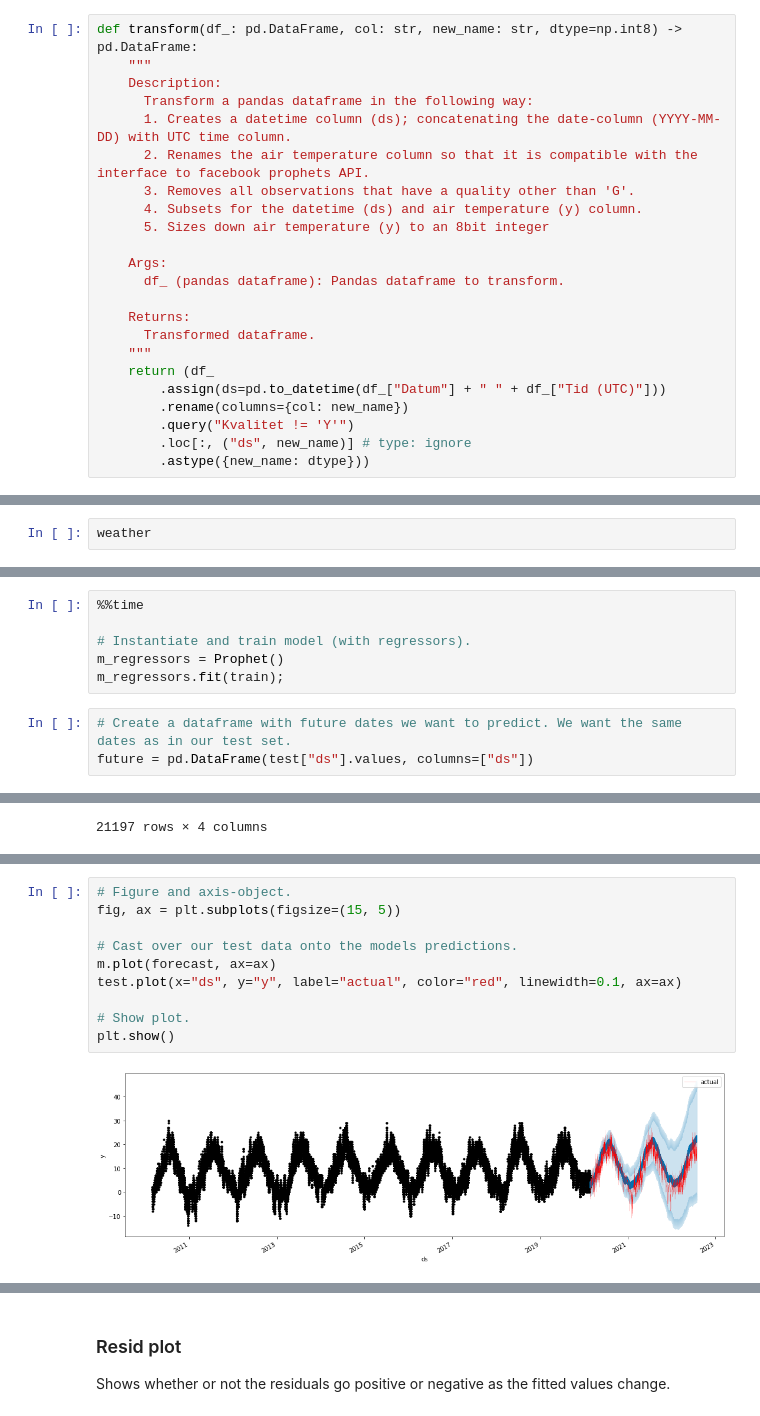
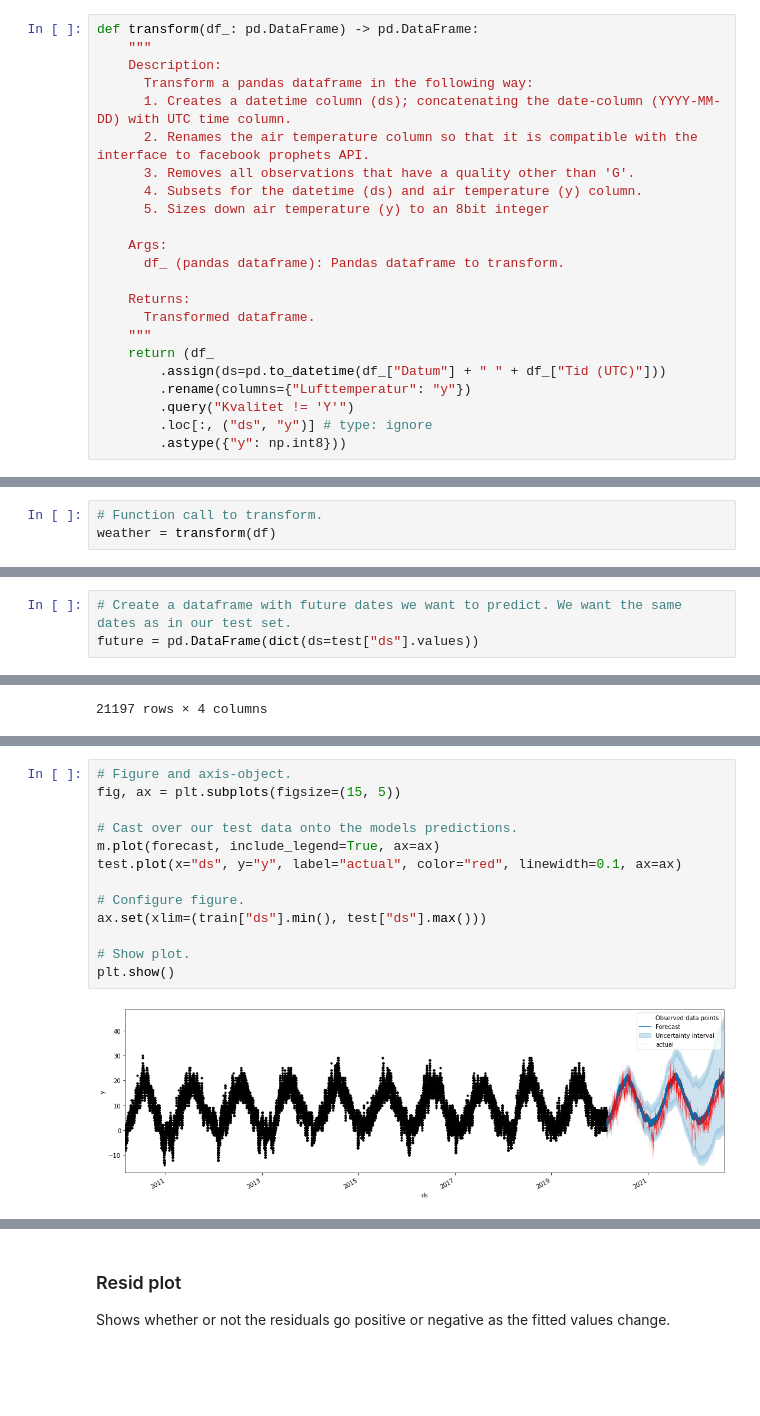
Before and after one commit to Peshkatar/prophet-weather-forecast, a Jupyter notebook: model.ipynb, the cells around one changed output, grey strips where cells are left out. Cells and saved outputs as stored; diff of their text form; blank space fills up the shorter version.

```diff
--- a/model.ipynb
+++ b/model.ipynb
@@ -28,7 +11,7 @@ df
 # %% [markdown]
 ### Data preprocessing
 # %%
-def transform(df_: pd.DataFrame, col: str, new_name: str, dtype=np.int8) -> pd.DataFrame:
+def transform(df_: pd.DataFrame) -> pd.DataFrame:
     """
     Description:
       Transform a pandas dataframe in the following way:
@@ -46,7 +29,7 @@ def transform(df_: pd.DataFrame, col: str, new_name: str, dtype=np.int8) -> pd.D
     """
     return (df_
         .assign(ds=pd.to_datetime(df_["Datum"] + " " + df_["Tid (UTC)"]))
-        .rename(columns={col: new_name})
+        .rename(columns={"Lufttemperatur": "y"})
         .query("Kvalitet != 'Y'")
-        .loc[:, ("ds", new_name)] # type: ignore
-        .astype({new_name: dtype}))
+        .loc[:, ("ds", "y")] # type: ignore
+        .astype({"y": np.int8}))
@@ -86,2 +36,3 @@ weather = transform(df, "Lufttemperatur", "y")
 # %%
-weather
+# Function call to transform.
+weather = transform(df)
@@ -208,12 +168,6 @@ NameError: name 'Prophet' is not defined
-# %%
-%%time
-
-# Instantiate and train model (with regressors).
-m_regressors = Prophet()
-m_regressors.fit(train);
 # %%
 # Create a dataframe with future dates we want to predict. We want the same dates as in our test set.
-future = pd.DataFrame(test["ds"].values, columns=["ds"])
+future = pd.DataFrame(dict(ds=test["ds"].values))
 # %%
 future
 # %% [output]
@@ -289,12 +235,15 @@ plt.show()
 # %%
 # Figure and axis-object.
 fig, ax = plt.subplots(figsize=(15, 5))
 
 # Cast over our test data onto the models predictions.
-m.plot(forecast, ax=ax)
+m.plot(forecast, include_legend=True, ax=ax)
 test.plot(x="ds", y="y", label="actual", color="red", linewidth=0.1, ax=ax)
+
+# Configure figure.
+ax.set(xlim=(train["ds"].min(), test["ds"].max()))
 
 # Show plot.
 plt.show()
 # %% [output]
-[figure, old version]
+[figure, new version]
```
Also changed, not shown: parts of 27 cells of this notebook.
